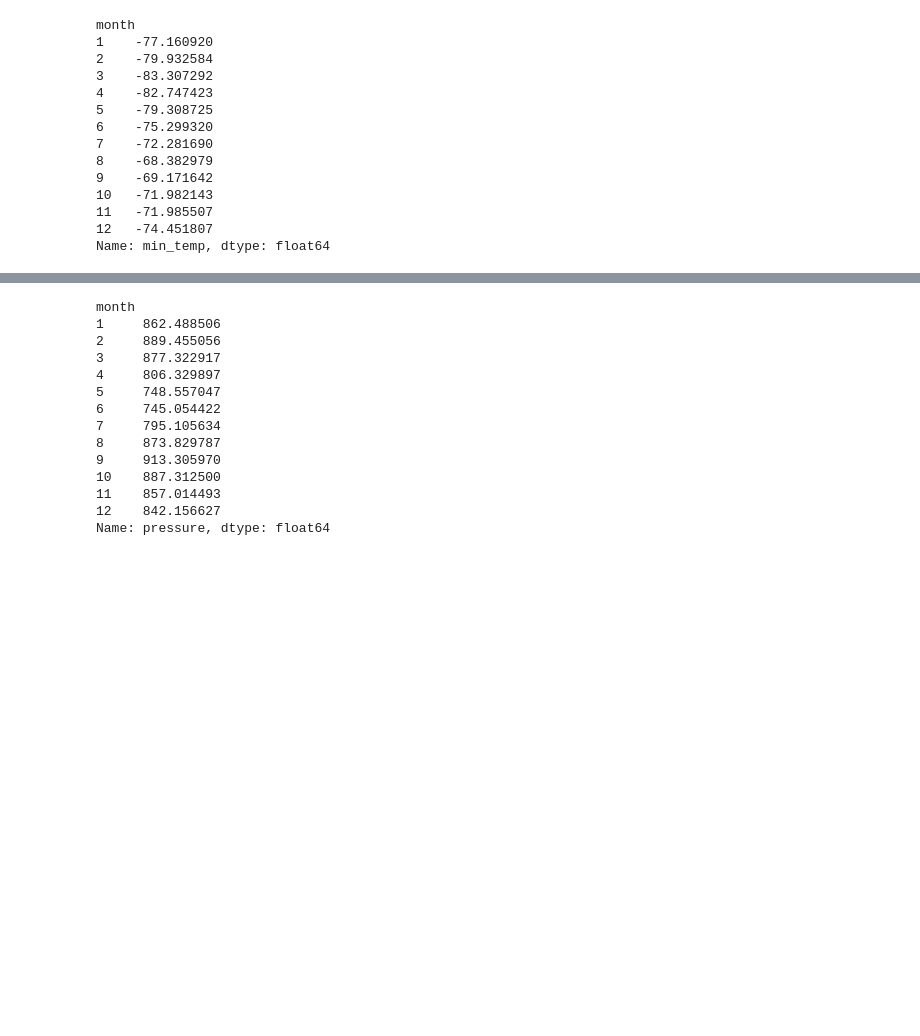
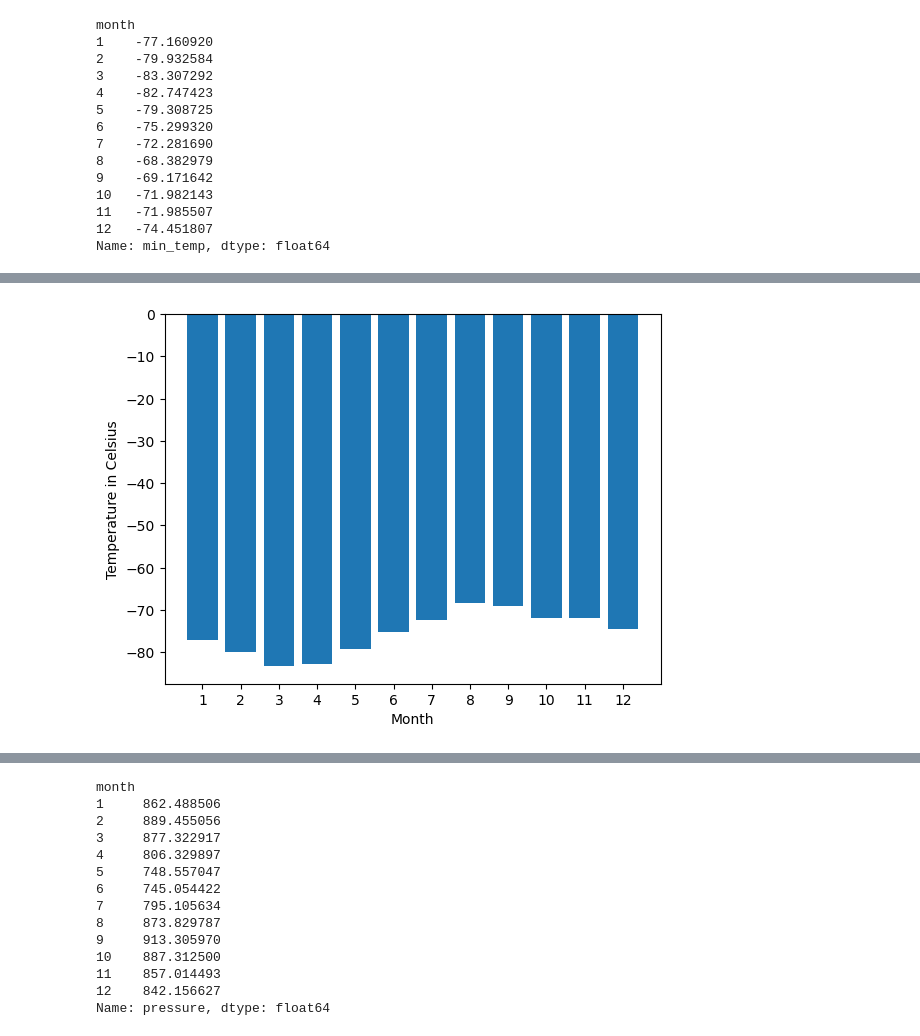
Before and after one commit to JCovarrubias236/beautiful-soup-challenge, a Jupyter notebook: Starter_Code/part_2_mars_weather.ipynb, the cells around one changed output, grey strips where cells are left out. Saved outputs shown, nothing was run; the diff lists cells and outputs as text; code cells hidden in the pictures; blank space fills up the shorter version.

```diff
--- a/Starter_Code/part_2_mars_weather.ipynb
+++ b/Starter_Code/part_2_mars_weather.ipynb
@@ -145,2 +145,7 @@ dtype: object
+# %%
+# Change data types for data analysis
+mars_data_table['terrestrial_date'] = pd.to_datetime(mars_data_table['terrestrial_date'])
+mars_data_table[['sol','ls','month']] = mars_data_table[['sol','ls','month']].astype('int64')
+mars_data_table[['min_temp','pressure']] = mars_data_table[['min_temp','pressure']].astype('float')
 # %%
 # Confirm type changes were successful by examining data types again
@@ -191,6 +200,8 @@ Name: month, dtype: int64
 1867
 # %%
 # 3. What is the average low temperature by month?
+avg_min_temp_by_month = mars_data_table.groupby('month')['min_temp'].mean()
+avg_min_temp_by_month
 # %% [output]
 month
 1    -77.160920
@@ -216,0 +220,9 @@ Name: min_temp, dtype: float64
+# %%
+# Plot the average temperature by month
+plt.xticks(np.arange(0,12+1,1.0))
+plt.bar(avg_min_temp_by_month.index,avg_min_temp_by_month)
+plt.xlabel('Month')
+plt.ylabel('Temperature in Celsius')
+plt.show()
+# %% [output]
+[figure, added]
```
Also changed, not shown: parts of 16 cells of this notebook.
